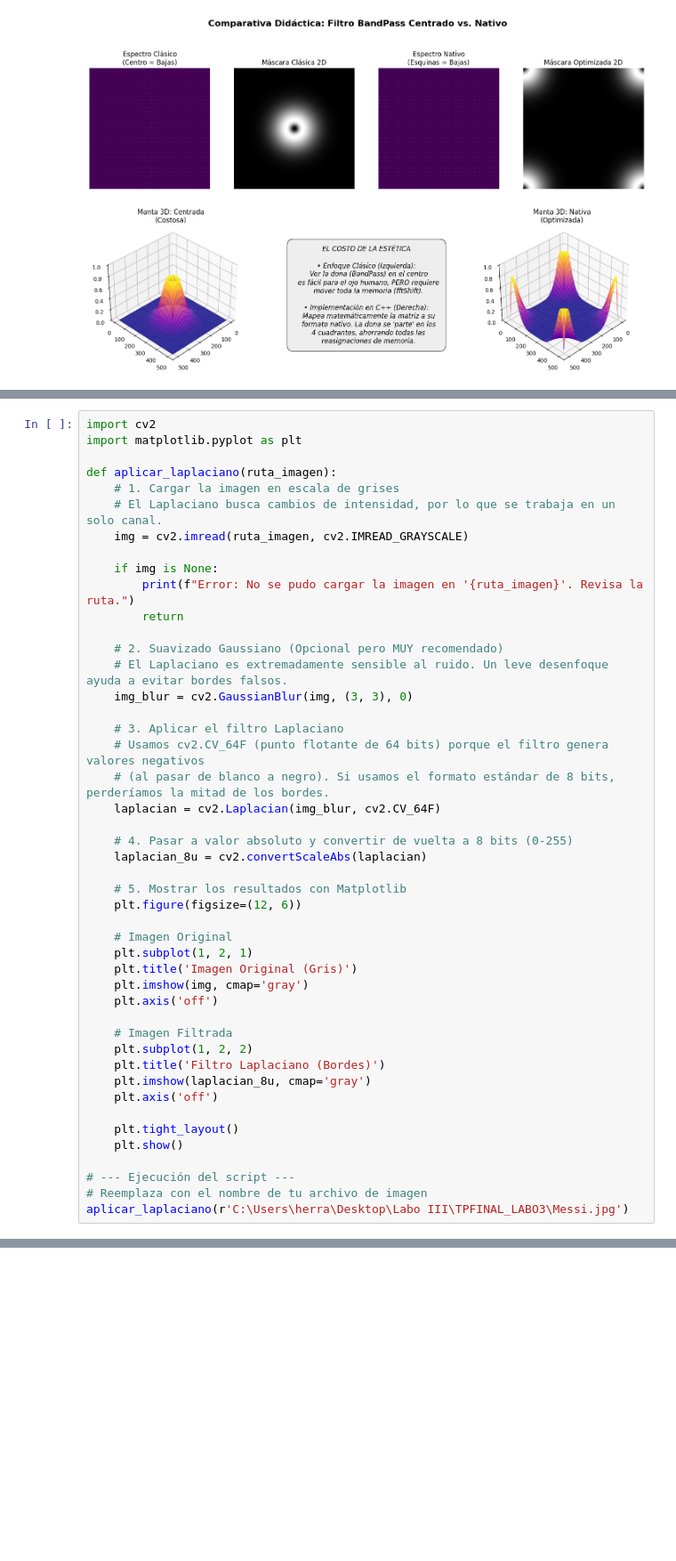
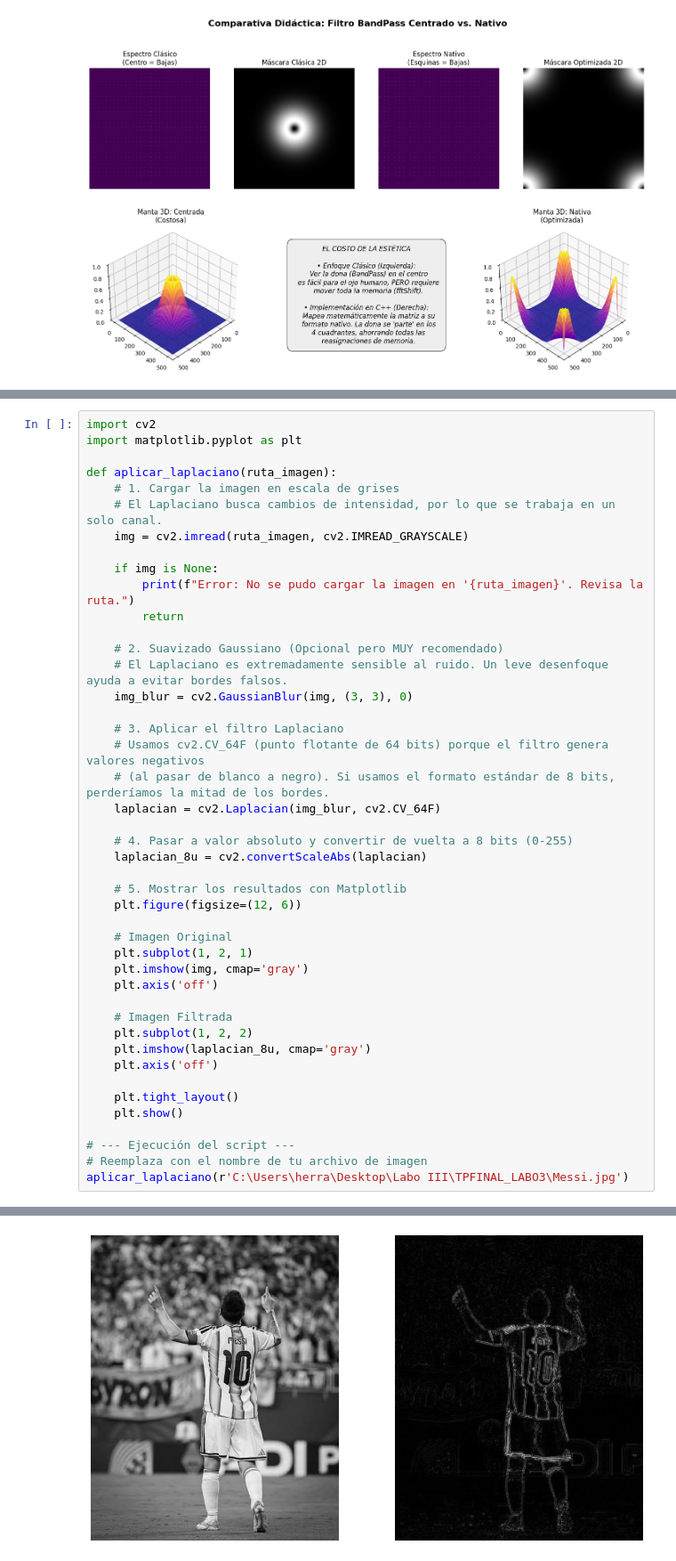
Before and after one commit to palomonserrat/TPFINAL_LABO3, a Jupyter notebook: scriptsPythonInforme.ipynb, the cells around one changed output, grey strips where cells are left out. Shown at 89% size. Saved outputs shown, nothing was run; the diff lists cells and outputs as text; blank space fills up the shorter version.

```diff
--- a/scriptsPythonInforme.ipynb
+++ b/scriptsPythonInforme.ipynb
@@ -159,13 +185,11 @@ def aplicar_laplaciano(ruta_imagen):
 
     # Imagen Original
     plt.subplot(1, 2, 1)
-    plt.title('Imagen Original (Gris)')
     plt.imshow(img, cmap='gray')
     plt.axis('off')
 
     # Imagen Filtrada
     plt.subplot(1, 2, 2)
-    plt.title('Filtro Laplaciano (Bordes)')
     plt.imshow(laplacian_8u, cmap='gray')
     plt.axis('off')
 
@@ -179,0 +203 @@ SyntaxError: (unicode error) 'unicodeescape' codec can't decode bytes in positio
+[figure, added]
```
Also changed, not shown: parts of 2 cells of this notebook, 3 other files.
